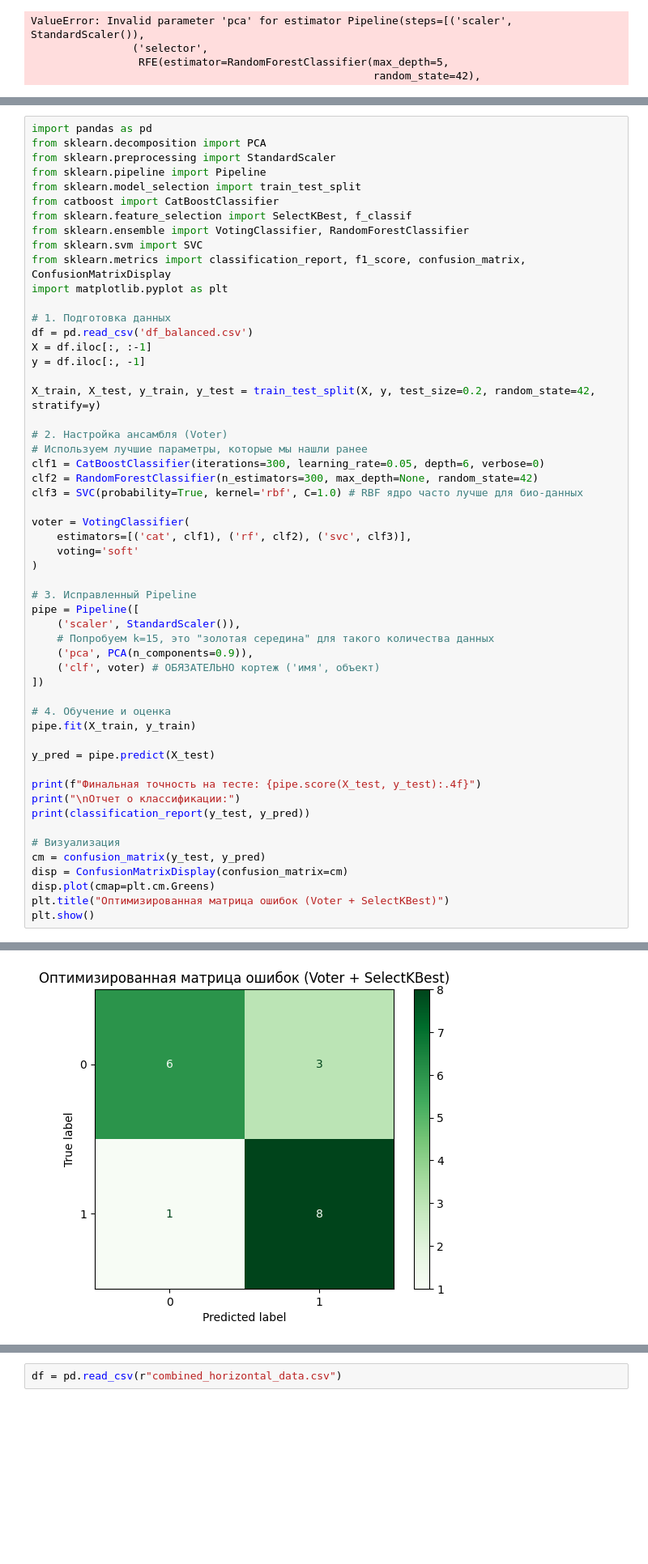
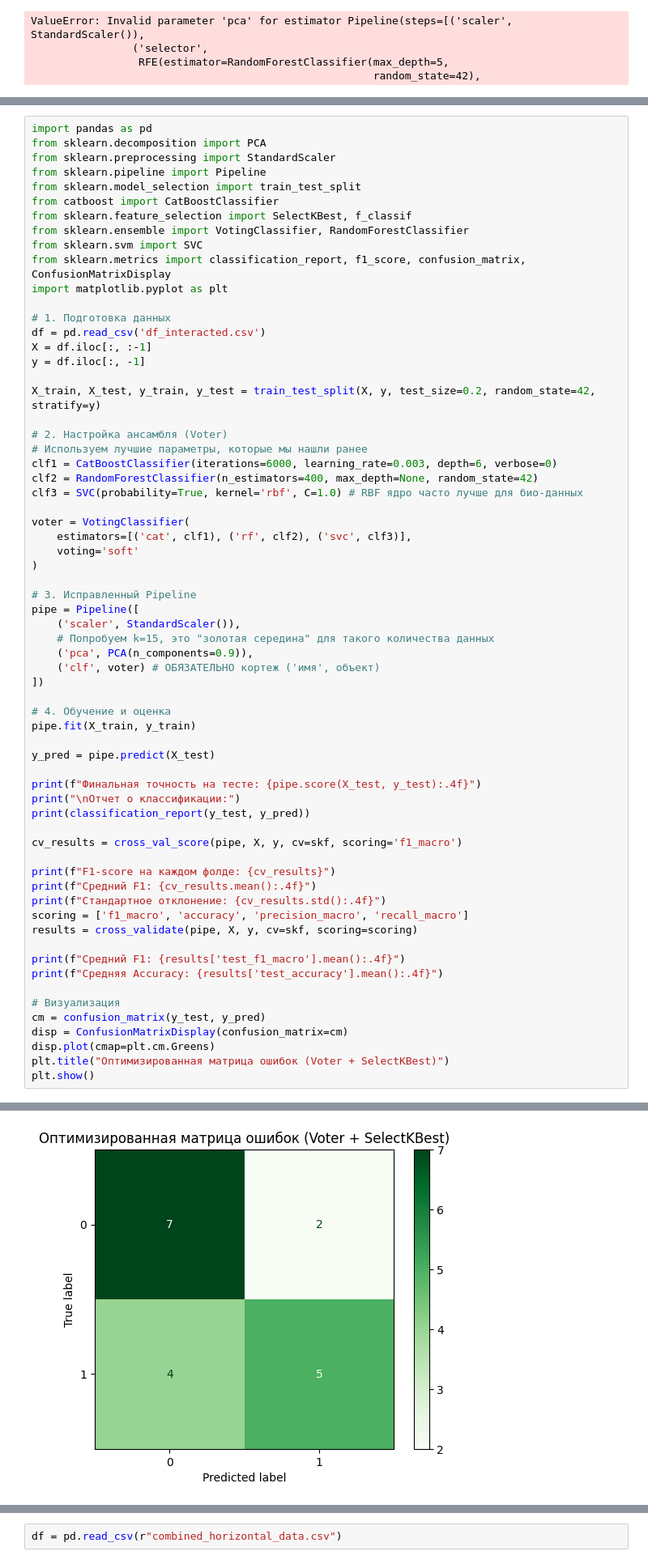
Before and after one commit to Egor29ch/UDGU_project, a Jupyter notebook: EEG_files/random_tree_EGG_data_generate.ipynb, the cells around one changed output, grey strips where cells are left out. Shown at 81% size. Cells and saved outputs as stored; diff of their text form; blank space fills up the shorter version.

Commit message:
interacted df

```diff
--- a/EEG_files/random_tree_EGG_data_generate.ipynb
+++ b/EEG_files/random_tree_EGG_data_generate.ipynb
@@ -704,7 +715,7 @@ from sklearn.metrics import classification_report, f1_score, confusion_matrix, C
 import matplotlib.pyplot as plt
 
 # 1. Подготовка данных
-df = pd.read_csv('df_balanced.csv')
+df = pd.read_csv('df_interacted.csv')
 X = df.iloc[:, :-1]
 y = df.iloc[:, -1]
 
@@ -712,8 +723,8 @@ X_train, X_test, y_train, y_test = train_test_split(X, y, test_size=0.2, random_
 
 # 2. Настройка ансамбля (Voter)
 # Используем лучшие параметры, которые мы нашли ранее
-clf1 = CatBoostClassifier(iterations=300, learning_rate=0.05, depth=6, verbose=0)
-clf2 = RandomForestClassifier(n_estimators=300, max_depth=None, random_state=42)
+clf1 = CatBoostClassifier(iterations=6000, learning_rate=0.003, depth=6, verbose=0)
+clf2 = RandomForestClassifier(n_estimators=400, max_depth=None, random_state=42)
 clf3 = SVC(probability=True, kernel='rbf', C=1.0) # RBF ядро часто лучше для био-данных
 
 voter = VotingClassifier(
@@ -738,6 +749,17 @@ print(f"Финальная точность на тесте: {pipe.score(X_test,
 print("\nОтчет о классификации:")
 print(classification_report(y_test, y_pred))
 
+cv_results = cross_val_score(pipe, X, y, cv=skf, scoring='f1_macro')
+
+print(f"F1-score на каждом фолде: {cv_results}")
+print(f"Средний F1: {cv_results.mean():.4f}")
+print(f"Стандартное отклонение: {cv_results.std():.4f}")
+scoring = ['f1_macro', 'accuracy', 'precision_macro', 'recall_macro']
+results = cross_validate(pipe, X, y, cv=skf, scoring=scoring)
+
+print(f"Средний F1: {results['test_f1_macro'].mean():.4f}")
+print(f"Средняя Accuracy: {results['test_accuracy'].mean():.4f}")
+
 # Визуализация
 cm = confusion_matrix(y_test, y_pred)
 disp = ConfusionMatrixDisplay(confusion_matrix=cm)
@@ -759,4 +787,4 @@ weighted avg       0.79      0.78      0.77        18
-[figure, old version]
+[figure, new version]
 # %%
 import pandas as pd
 from sklearn.decomposition import PCA
```
Also changed, not shown: parts of 6 cells of this notebook, 2 other files.
